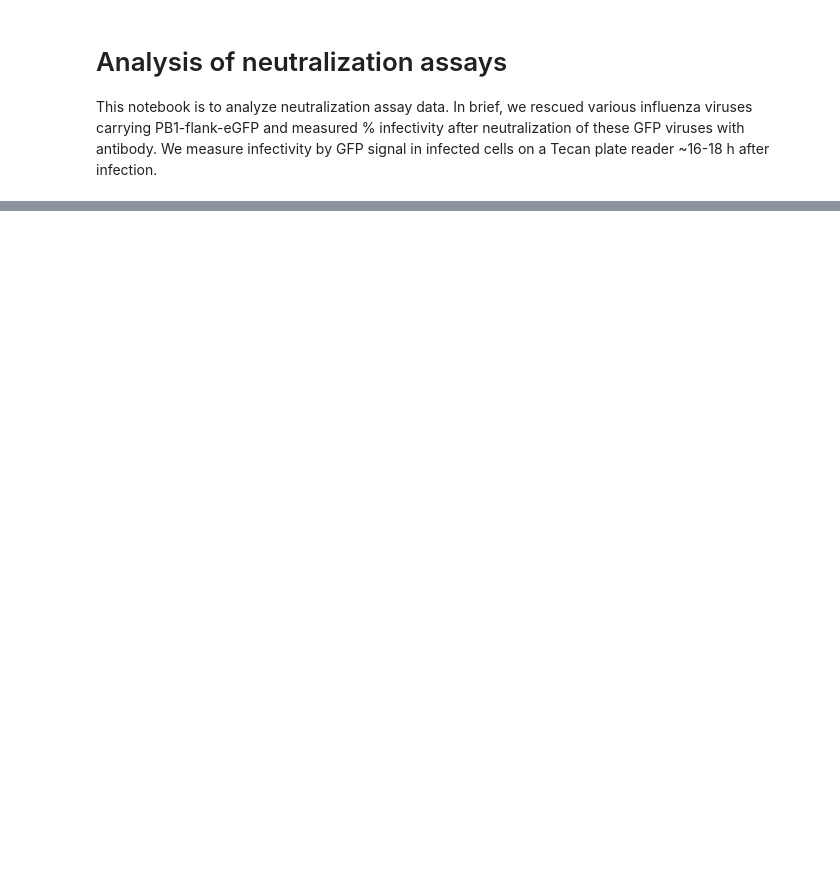
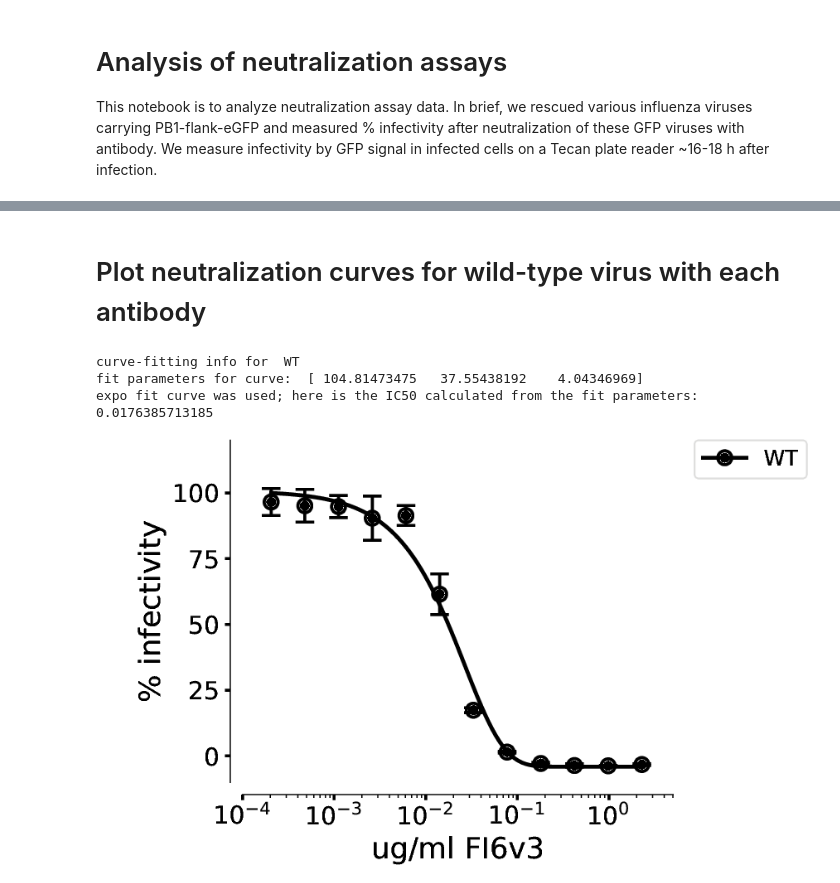
Before and after one commit to jbloomlab/HA_antibody_ease_of_escape, a Jupyter notebook: neutralization_assays/NeutralizationCurves.ipynb, the cells around one changed output, grey strips where cells are left out. Saved outputs shown, nothing was run; the diff lists cells and outputs as text; code cells hidden in the pictures; blank space fills up the shorter version.

Commit message:
Begin cleaning up `analysis_code.ipynb` and create preliminary figure drafts

```diff
--- a/neutralization_assays/NeutralizationCurves.ipynb
+++ b/neutralization_assays/NeutralizationCurves.ipynb
@@ -27,4 +154,5 @@ Using matplotlib version 2.0.2
 # %%
+FI6v3_data = pd.read_csv('{0}/20170418_FI6v3_neutralization_data.csv'.format(inputdir))
 S139_data = pd.read_csv('{0}/20170502_S139_WTneutralizationassay.csv'.format(inputdir))
 C179_data = pd.read_csv('{0}/20170502_C179_WTneutralizationassay.csv'.format(inputdir))
-H17L19_data = pd.read_csv('{0}/20170502_H17-L19_WTneutralizationassay.csv'.format(inputdir))
+H17L19_data = pd.read_csv('{0}/20170421_H17L19_neutralization_data.csv'.format(inputdir))
@@ -30,0 +223,29 @@ H17L19_data = pd.read_csv('{0}/20170502_H17-L19_WTneutralizationassay.csv'.forma
+# %% [markdown]
+# Plot neutralization curves for wild-type virus with each antibody
+# %%
+#Plotting neutralization curve for FI6v3
+mut = ['WT']
+color_cycle = ['k']
+style_cycle = ['solid']
+fit_cycle = [expo]
+fmt_cycle = ['o']
+
+PlotNeutralizationCurves(FI6v3_data, 'ug/ml_FI6v3',
+                         mut,
+                         './plots/FI6v3_WT_neutralization.pdf',
+                         color_cycle=color_cycle,
+                         style_cycle=style_cycle,
+                         fit_cycle=fit_cycle,
+                         fmt_cycle=fmt_cycle,
+                         linewidth = 2.5,
+                         fit_curve = True,
+                         verbose = True,
+                         x_lim =[1E-4,5], y_lim = [-10,120],
+                         x_label_override='ug/ml FI6v3')
+
+showPDF('./plots/FI6v3_WT_neutralization.pdf')
+# %% [output]
+curve-fitting info for  WT
+fit parameters for curve:  [ 104.81473475   37.55438192    4.04346969]
+expo fit curve was used; here is the IC50 calculated from the fit parameters:  0.0176385713185
+[figure, added]
```
Also changed, not shown: parts of 15 cells of this notebook, 20 other files.
